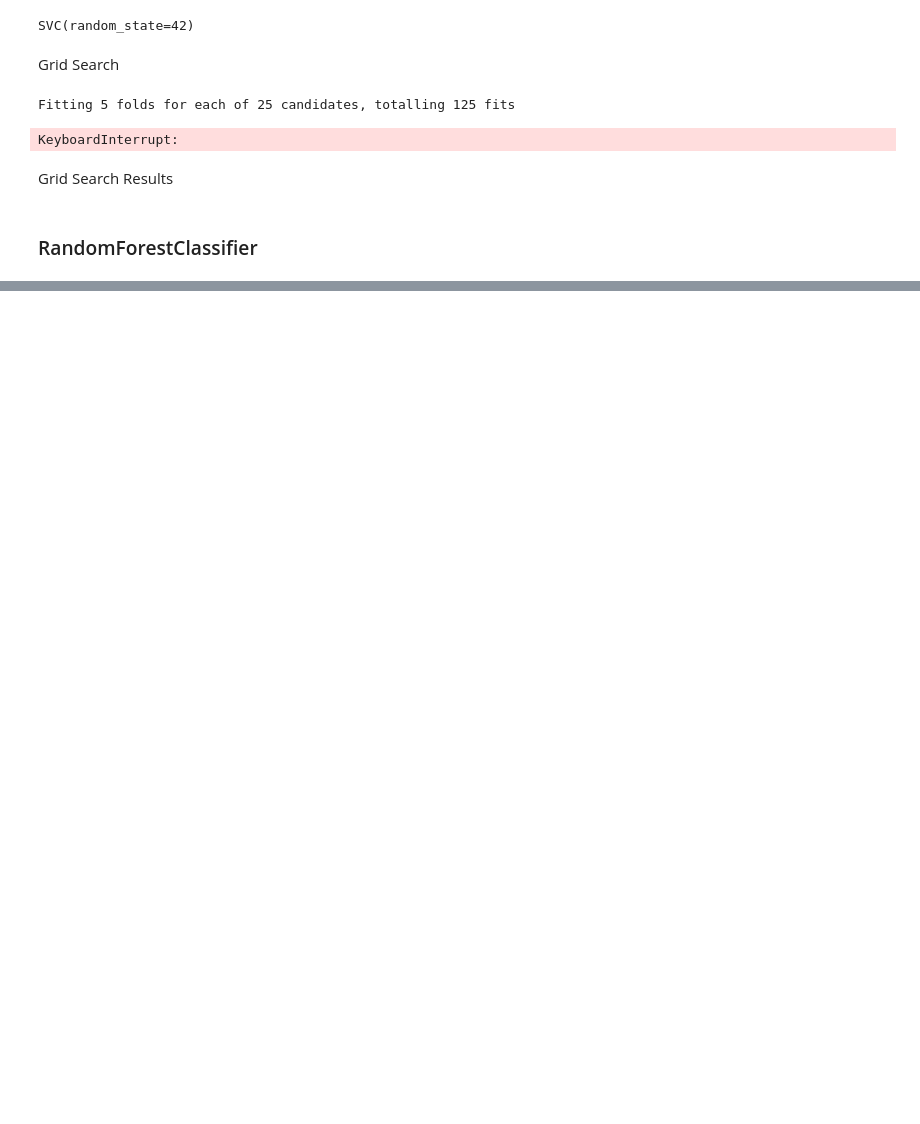
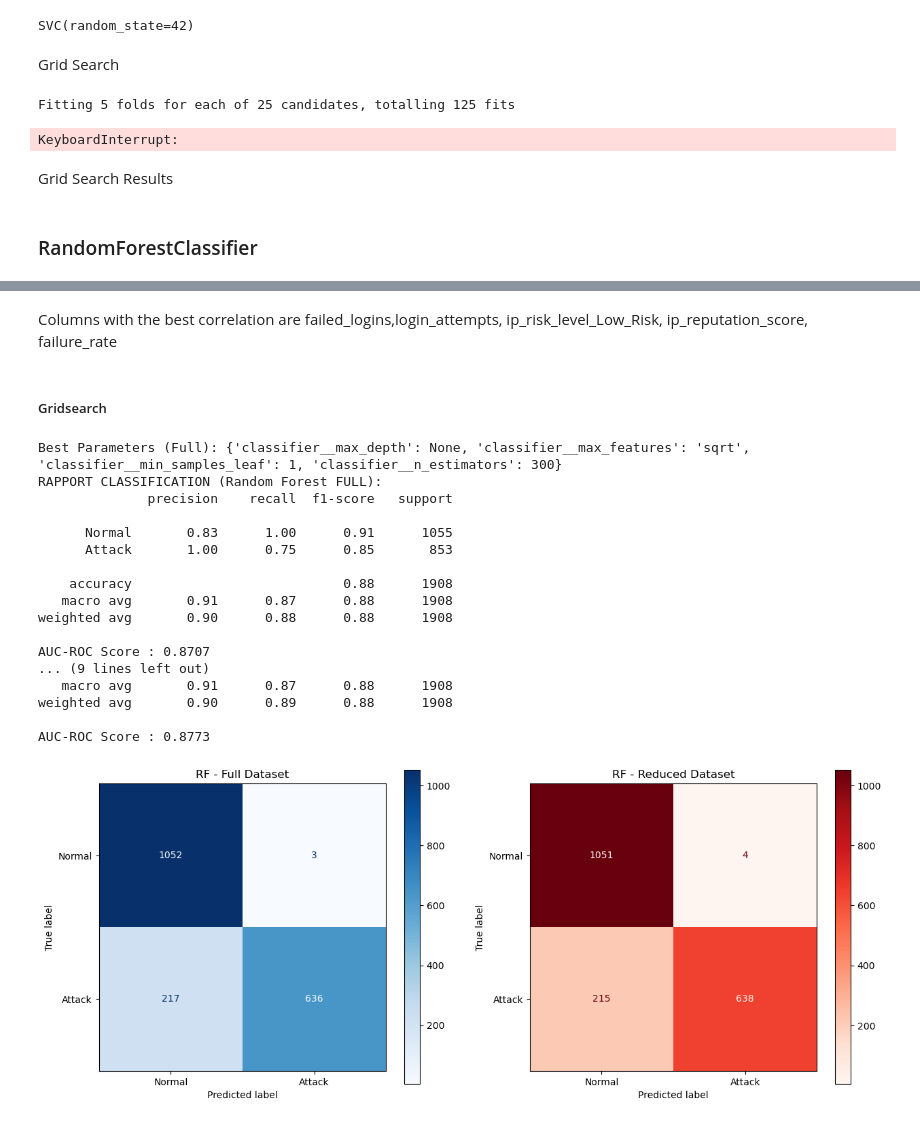
Before and after one commit to mangoshaker/Cybersecurity-Intrusion-Detection, a Jupyter notebook: Prediction.ipynb, the cells around one changed output, grey strips where cells are left out. Cells and saved outputs as stored; diff of their text form; code cells hidden in the pictures; blank space fills up the shorter version.

```diff
--- a/Prediction.ipynb
+++ b/Prediction.ipynb
@@ -358,0 +1245,13 @@ sjkqjoq
+# %%
+bins = [0.0, 0.2, 0.5, np.inf]
+labels = ['High_Risk', 'Medium_Risk', 'Low_Risk']
+data_feature['ip_risk_level'] = pd.cut(
+    data_feature['ip_reputation_score'],
+    bins=bins,
+    labels=labels,
+    right=False,
+    include_lowest=True
+)
+
+condition = (data_feature['browser_type'] == 'Unknown') & (data_feature['ip_reputation_score'] < 0.2)
+data_feature['high_risk_combo'] = np.where(condition, 1, 0)
@@ -358,0 +1326,8 @@ sjkqjoq
+# %%
+label_encoders = {}
+for col in data_feature.select_dtypes(include=['object']).columns:
+    le = LabelEncoder()
+    data_feature[col] = le.fit_transform(data_feature[col])
+    label_encoders[col] = le
+
+data_feature.drop_duplicates(inplace=True)
@@ -358,0 +1365,4 @@ sjkqjoq
+# %% [markdown]
+Columns with the best correlation are failed_logins,login_attempts, ip_risk_level_Low_Risk, ip_reputation_score, failure_rate
+# %% [markdown]
+##### Gridsearch
@@ -358,0 +1431,41 @@ sjkqjoq
+# %%
+# Results
+print(f"\nBest Parameters (Full): {grid_search_rf_full.best_params_}")
+print("RAPPORT CLASSIFICATION (Random Forest FULL):")
+print(classification_report(y_test, y_pred_full, target_names=['Normal', 'Attack']))
+print(f"AUC-ROC Score : {roc_auc_score(y_test, y_proba_full):.4f}")
+
+print(f"\nBest Parameters (Reduced): {grid_search_rf_reduced.best_params_}")
+print("RAPPORT CLASSIFICATION (Random Forest REDUCED):")
+print(classification_report(y_test_reduced, y_pred_reduced, target_names=['Normal', 'Attack']))
+print(f"AUC-ROC Score : {roc_auc_score(y_test_reduced, y_proba_reduced):.4f}")
+
+# Matrices de Confusion
+fig, axes = plt.subplots(1, 2, figsize=(15, 6))
+
+ConfusionMatrixDisplay.from_predictions(y_test, y_pred_full, display_labels=['Normal', 'Attack'], cmap='Blues', ax=axes[0])
+axes[0].set_title("RF - Full Dataset")
+
+ConfusionMatrixDisplay.from_predictions(y_test_reduced, y_pred_reduced, display_labels=['Normal', 'Attack'], cmap='Reds', ax=axes[1])
+axes[1].set_title("RF - Reduced Dataset")
+
+plt.show()
+# %% [output]
+Best Parameters (Full): {'classifier__max_depth': None, 'classifier__max_features': 'sqrt', 'classifier__min_samples_leaf': 1, 'classifier__n_estimators': 300}
+RAPPORT CLASSIFICATION (Random Forest FULL):
+              precision    recall  f1-score   support
+
+      Normal       0.83      1.00      0.91      1055
+      Attack       1.00      0.75      0.85       853
+
+    accuracy                           0.88      1908
+   macro avg       0.91      0.87      0.88      1908
+weighted avg       0.90      0.88      0.88      1908
+
+AUC-ROC Score : 0.8707
+... (9 lines left out)
+   macro avg       0.91      0.87      0.88      1908
+weighted avg       0.90      0.89      0.88      1908
+
+AUC-ROC Score : 0.8773
+[figure, added]
```
Also changed, not shown: parts of 71 cells of this notebook.
